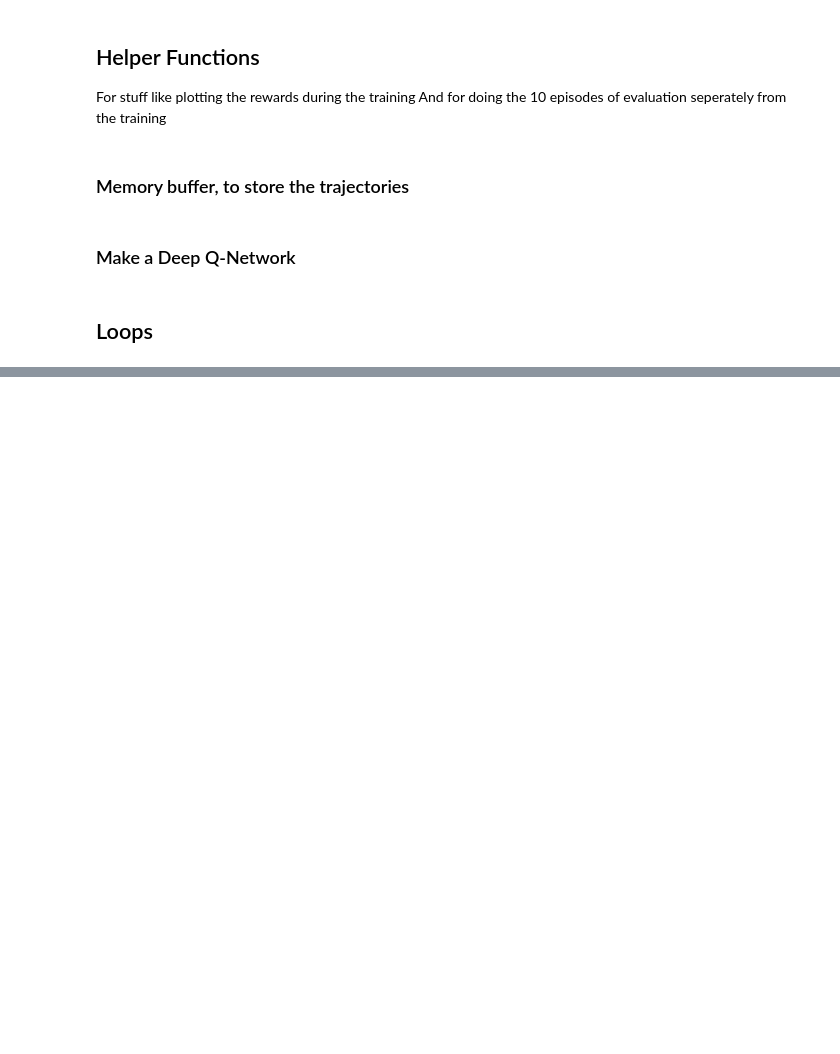
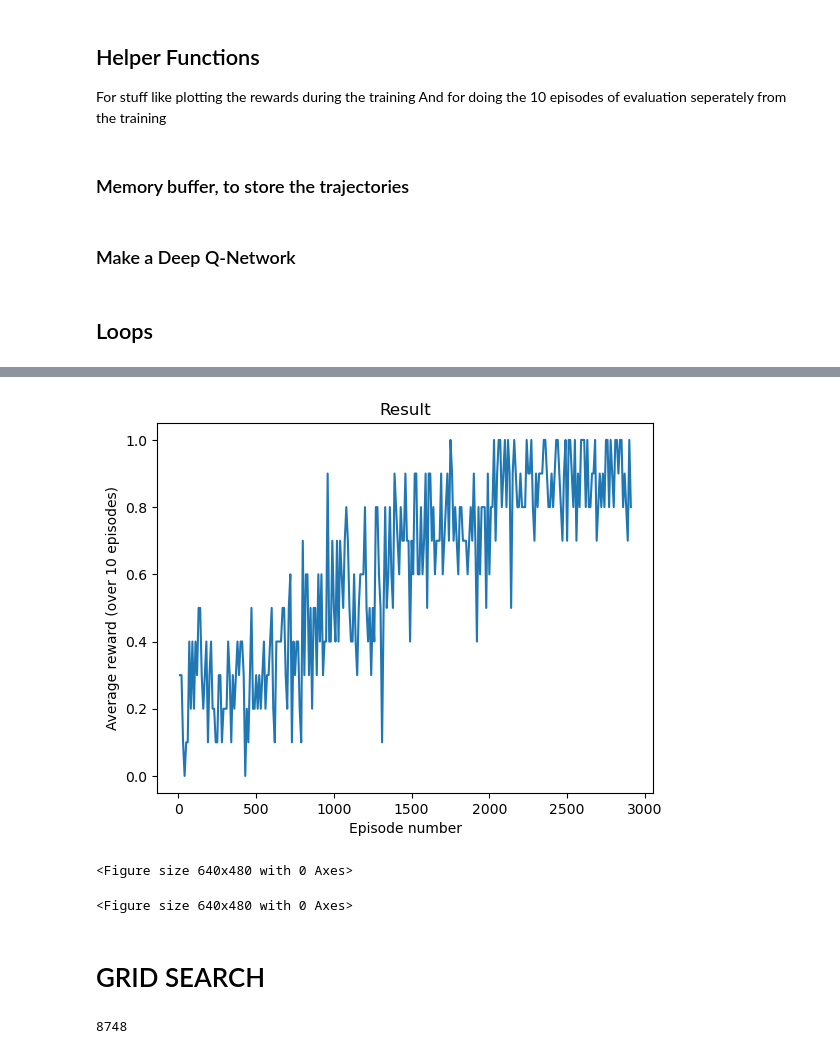
Before and after one commit to daniel-macrae/DRL-Assignment-2023, a Jupyter notebook: Dan_Monday.ipynb, the cells around one changed output, grey strips where cells are left out. Cells and saved outputs as stored; diff of their text form; code cells hidden in the pictures; blank space fills up the shorter version.

Commit message:
add grid search

```diff
--- a/Dan_Monday.ipynb
+++ b/Dan_Monday.ipynb
@@ -379,0 +414,44 @@ KeyboardInterrupt:
+# %%
+if TESTING: learningPlotter(episodeNumber, testingRewards, show_result=True)
+else: learningPlotter(episodeNumber, avgReward, show_result=True)
+plt.ioff()
+plt.show()
+# %% [output]
+[figure, added]
+<Figure size 640x480 with 0 Axes>
+<Figure size 640x480 with 0 Axes>
+# %% [markdown]
+# GRID SEARCH
+# %%
+from sklearn.model_selection import ParameterGrid
+
+
+BATCH_SIZE = [8, 64, 256]
+GAMMA = [0.7, 0.9, 0.99]
+EPS_START = [0.8, 0.9, 1]
+EPS_END = [0, 0.05, 0.1]
+EPS_DECAY = [1000, 1500, 2000, 3000]
+#TAU = 0.005            # <--- we're not using this?
+LR = [1e-2, 1e-3, 1e-4]
+MEMORYBUFFER = [1000, 5000]
+AMSGRAD = [True, False]
+TARGETNET_UPDATE_RATE = [1, 10, 50]
+
+
+hyper_grid = {'batch_size' : BATCH_SIZE,
+              'gamma' : GAMMA,
+              'eps_start' : EPS_START,
+              'eps_end' : EPS_END,
+              'eps_decay' : EPS_DECAY,
+              'learning_rate' : LR,
+              'memory_buffer' : MEMORYBUFFER,
+              'ams_grad' : AMSGRAD,
+              'targetnet_update_rate' : TARGETNET_UPDATE_RATE}
+
+grid = list(ParameterGrid(hyper_grid))
+print(len(grid))
+
+for idx, params in enumerate(grid):
+    pass
+# %% [output]
+8748
```
Also changed, not shown: parts of 5 cells of this notebook, 5 other files.
